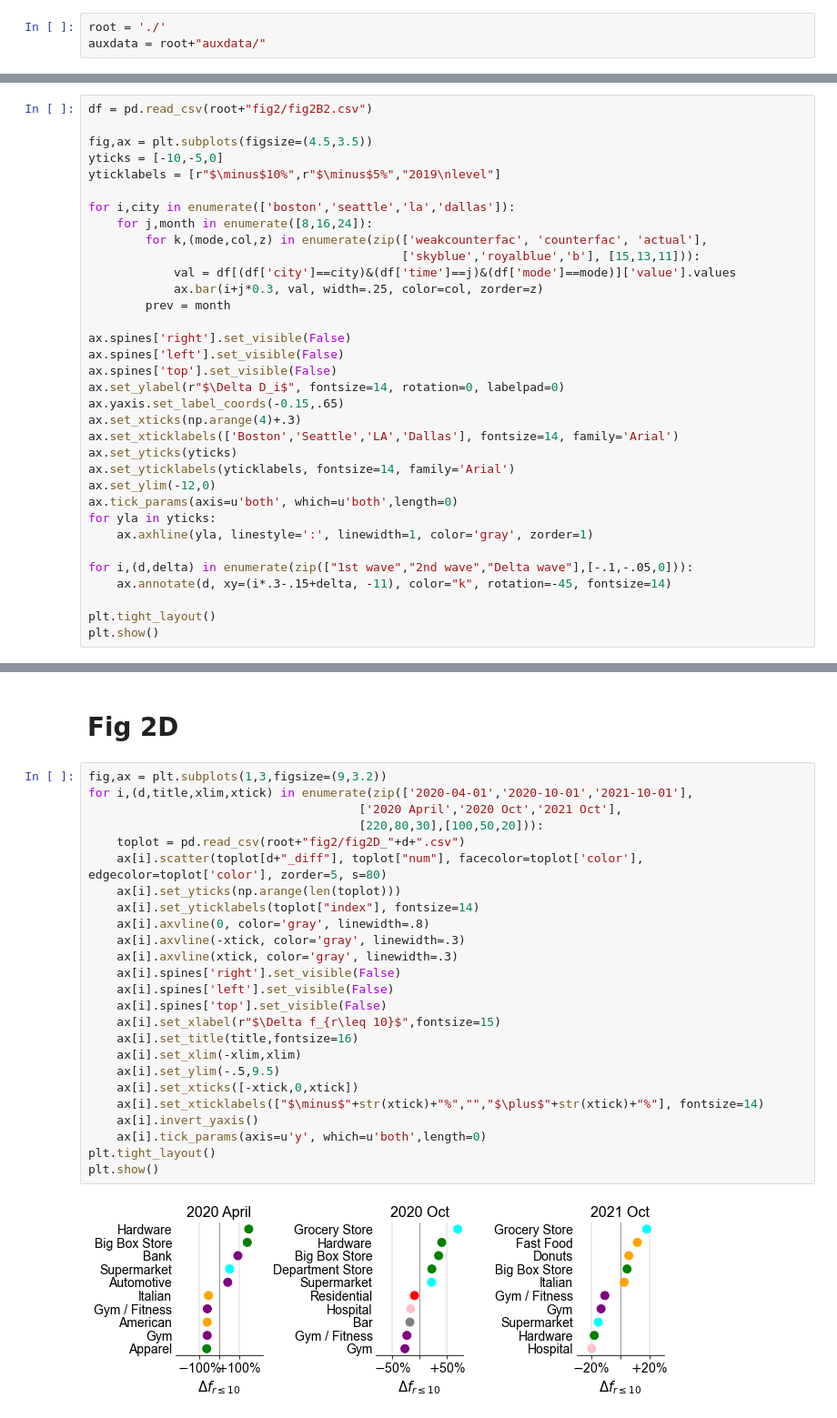
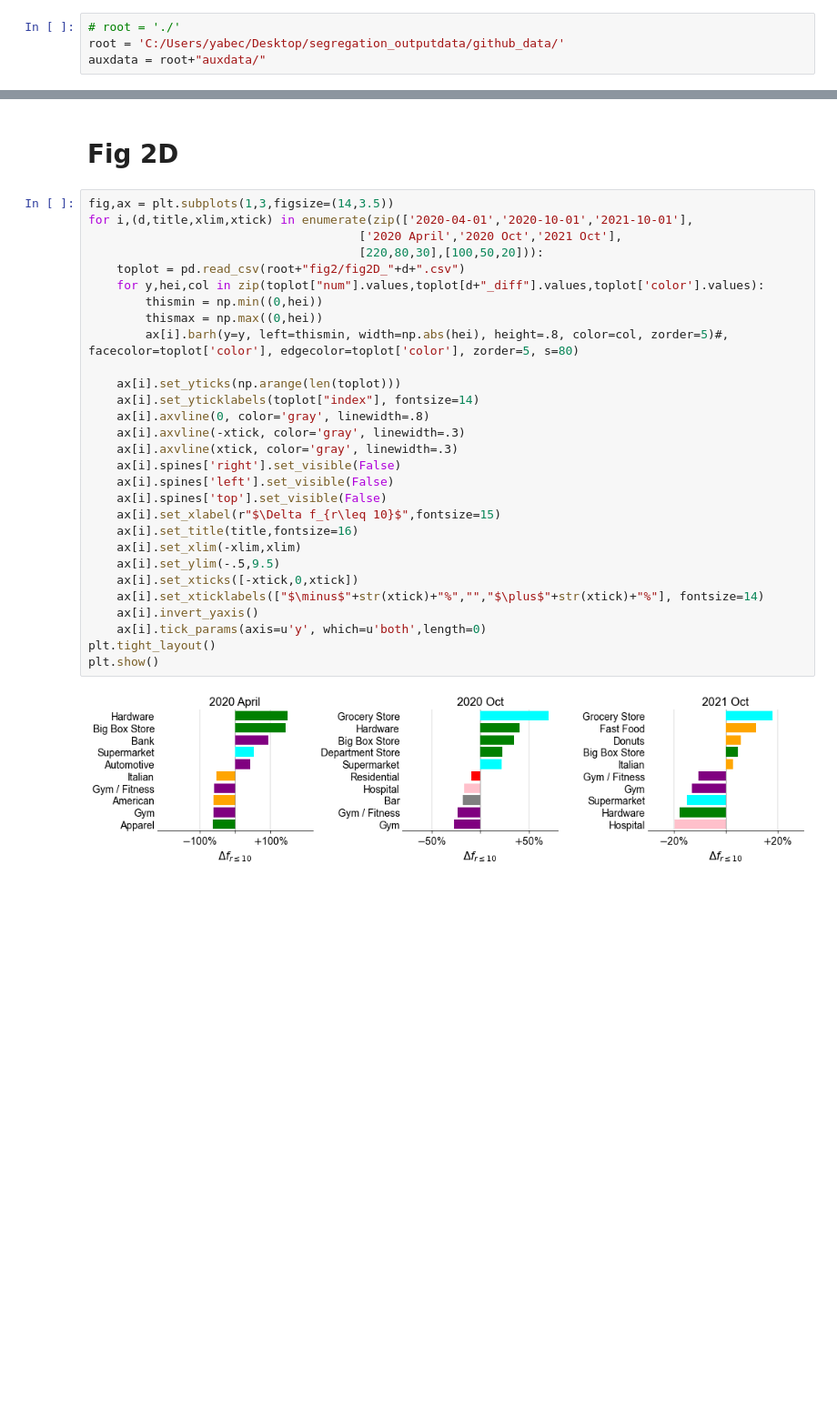
Before and after one commit to takayabe0505/IncomeDiversity, a Jupyter notebook: fig2.ipynb, the cells around one changed output, grey strips where cells are left out. Shown: that part at 91% size. Drawn from its saved outputs; the diff is of its cells as text; blank space fills up the shorter version.

```diff
--- a/fig2.ipynb
+++ b/fig2.ipynb
@@ -8,7 +8,8 @@ plt.rcParams["font.family"] = "Arial"
 from matplotlib.dates import DateFormatter
 from datetime import datetime as dt
 # %%
-root = './'
+# root = './'
+root = 'C:/Users/yabec/Desktop/segregation_outputdata/github_data/'
 auxdata = root+"auxdata/"
 # %%
 CB_color_cycle = ['#377eb8', '#ff7f00', '#4daf4a',
@@ -60,34 +58,0 @@ plt.show()
-# %%
-df = pd.read_csv(root+"fig2/fig2B2.csv")
-
-fig,ax = plt.subplots(figsize=(4.5,3.5))
-yticks = [-10,-5,0]
-yticklabels = [r"$\minus$10%",r"$\minus$5%","2019\nlevel"]
-
-for i,city in enumerate(['boston','seattle','la','dallas']):
-    for j,month in enumerate([8,16,24]):
-        for k,(mode,col,z) in enumerate(zip(['weakcounterfac', 'counterfac', 'actual'],
-                                            ['skyblue','royalblue','b'], [15,13,11])):
-            val = df[(df['city']==city)&(df['time']==j)&(df['mode']==mode)]['value'].values
-            ax.bar(i+j*0.3, val, width=.25, color=col, zorder=z)
-        prev = month
-
-ax.spines['right'].set_visible(False)
-ax.spines['left'].set_visible(False)
-ax.spines['top'].set_visible(False)
-ax.set_ylabel(r"$\Delta D_i$", fontsize=14, rotation=0, labelpad=0)
-ax.yaxis.set_label_coords(-0.15,.65)
-ax.set_xticks(np.arange(4)+.3)
-ax.set_xticklabels(['Boston','Seattle','LA','Dallas'], fontsize=14, family='Arial')
-ax.set_yticks(yticks)
-ax.set_yticklabels(yticklabels, fontsize=14, family='Arial')
-ax.set_ylim(-12,0)
-ax.tick_params(axis=u'both', which=u'both',length=0)
-for yla in yticks:
-    ax.axhline(yla, linestyle=':', linewidth=1, color='gray', zorder=1)
-
-for i,(d,delta) in enumerate(zip(["1st wave","2nd wave","Delta wave"],[-.1,-.05,0])):
-    ax.annotate(d, xy=(i*.3-.15+delta, -11), color="k", rotation=-45, fontsize=14)
-
-plt.tight_layout()
-plt.show()
@@ -131,29 +94,33 @@ plt.show()
 # %% [markdown]
 # Fig 2D
 # %%
-fig,ax = plt.subplots(1,3,figsize=(9,3.2))
+fig,ax = plt.subplots(1,3,figsize=(14,3.5))
 for i,(d,title,xlim,xtick) in enumerate(zip(['2020-04-01','2020-10-01','2021-10-01'],
                                       ['2020 April','2020 Oct','2021 Oct'],
                                       [220,80,30],[100,50,20])):
     toplot = pd.read_csv(root+"fig2/fig2D_"+d+".csv")
-    ax[i].scatter(toplot[d+"_diff"], toplot["num"], facecolor=toplot['color'], edgecolor=toplot['color'], zorder=5, s=80)
+    for y,hei,col in zip(toplot["num"].values,toplot[d+"_diff"].values,toplot['color'].values):
+        thismin = np.min((0,hei))
+        thismax = np.max((0,hei))
+        ax[i].barh(y=y, left=thismin, width=np.abs(hei), height=.8, color=col, zorder=5)#, facecolor=toplot['color'], edgecolor=toplot['color'], zorder=5, s=80)
+
     ax[i].set_yticks(np.arange(len(toplot)))
     ax[i].set_yticklabels(toplot["index"], fontsize=14)
     ax[i].axvline(0, color='gray', linewidth=.8)
     ax[i].axvline(-xtick, color='gray', linewidth=.3)
     ax[i].axvline(xtick, color='gray', linewidth=.3)
     ax[i].spines['right'].set_visible(False)
     ax[i].spines['left'].set_visible(False)
     ax[i].spines['top'].set_visible(False)
     ax[i].set_xlabel(r"$\Delta f_{r\leq 10}$",fontsize=15)
     ax[i].set_title(title,fontsize=16)
     ax[i].set_xlim(-xlim,xlim)
     ax[i].set_ylim(-.5,9.5)
     ax[i].set_xticks([-xtick,0,xtick])
     ax[i].set_xticklabels(["$\minus$"+str(xtick)+"%","","$\plus$"+str(xtick)+"%"], fontsize=14)
     ax[i].invert_yaxis()
     ax[i].tick_params(axis=u'y', which=u'both',length=0)
 plt.tight_layout()
 plt.show()
 # %% [output]
-[figure, old version]
+[figure, new version]
```
Also changed, not shown: parts of 3 cells of this notebook.
